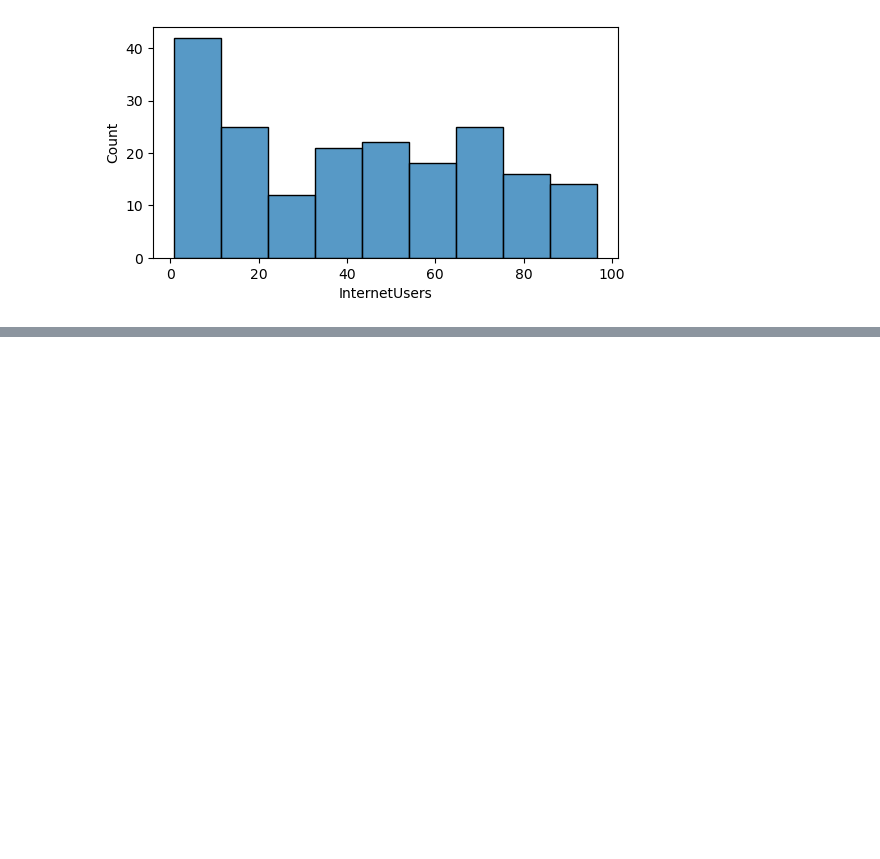
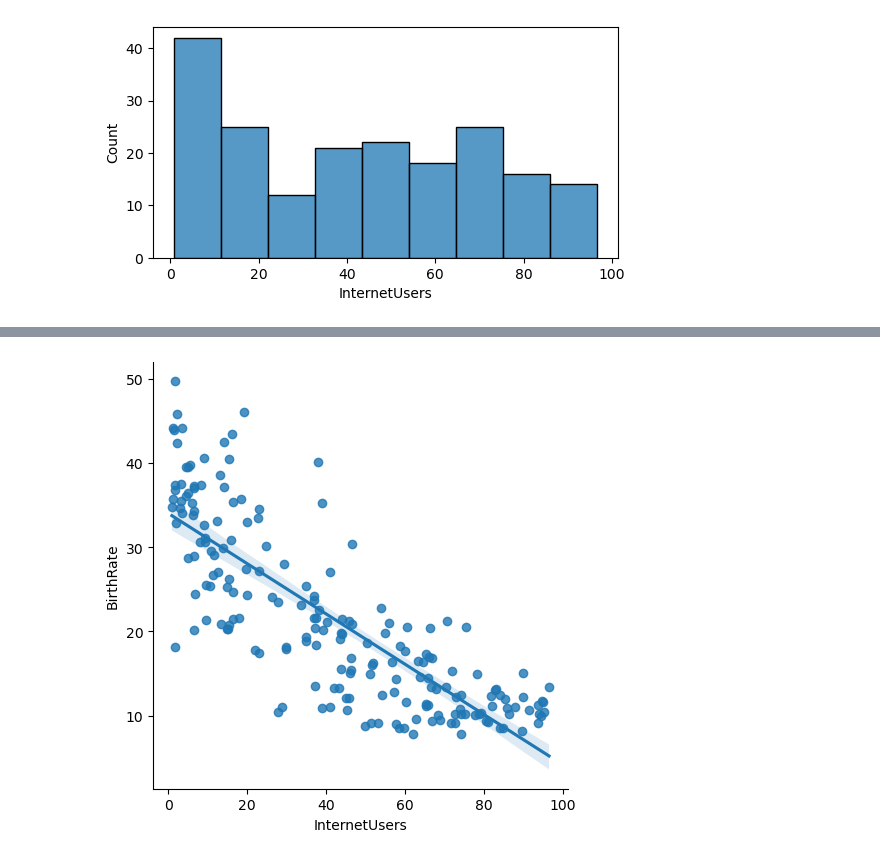
Before and after one commit to nipunrk/FSDS-GENERATIVE-AI-AGENTIC-AI-AI-EXPERT-DATASCIENTIC-FOR-BFSI-DOMAIN-ACROOS-GLOBLA-MARKET, a Jupyter notebook: Pandas.ipynb, the cells around one changed output, grey strips where cells are left out. Saved outputs shown, nothing was run; the diff lists cells and outputs as text; code cells hidden in the pictures; blank space fills up the shorter version.

```diff
--- a/Pandas.ipynb
+++ b/Pandas.ipynb
@@ -507,0 +520,4 @@ vis2 =sns.histplot(df['InternetUsers'])
+# %%
+vis5 =sns.lmplot(data =df ,x ='InternetUsers',y ='BirthRate')
+# %% [output]
+[figure, added]
```
Also changed, not shown: parts of 6 cells of this notebook.
